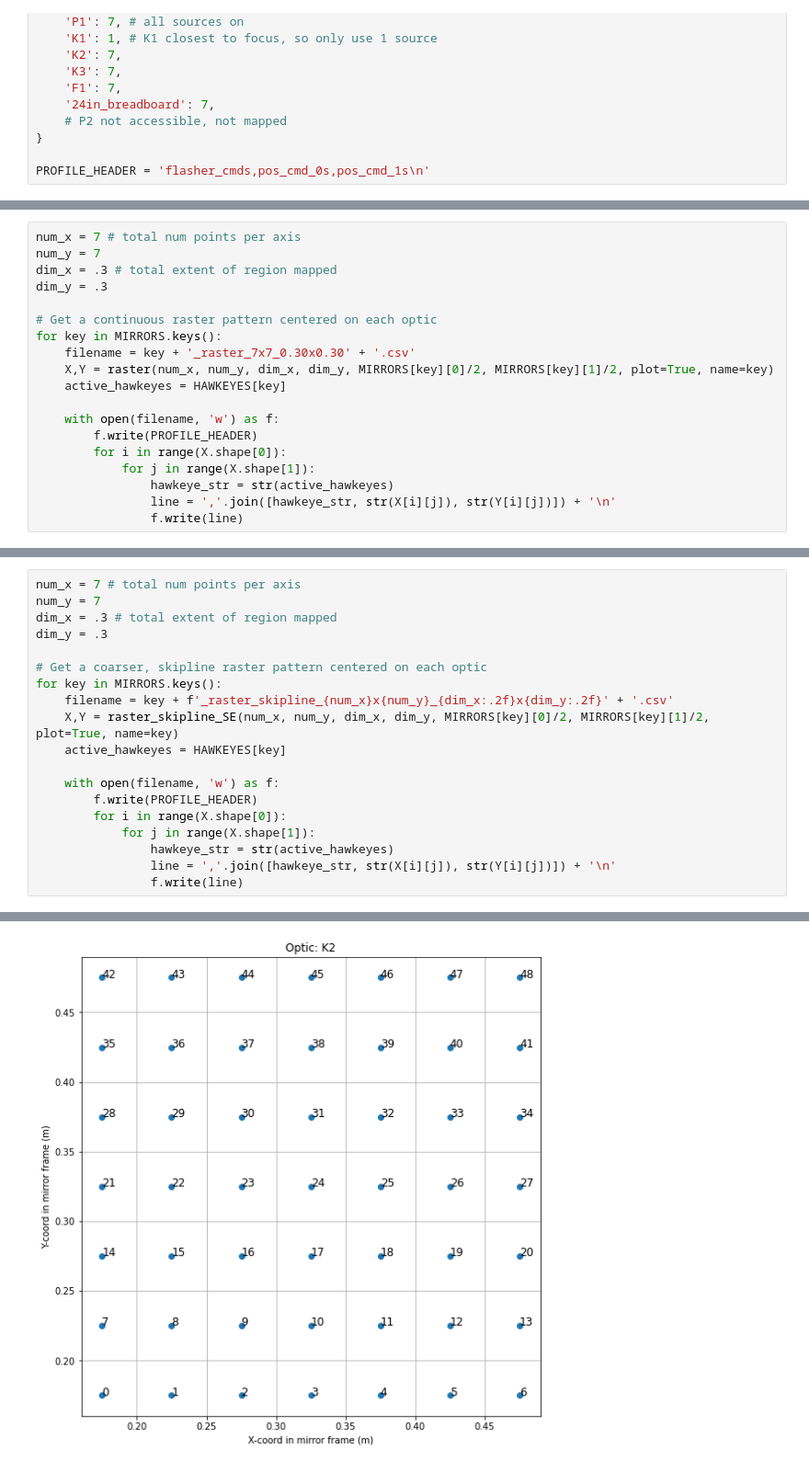
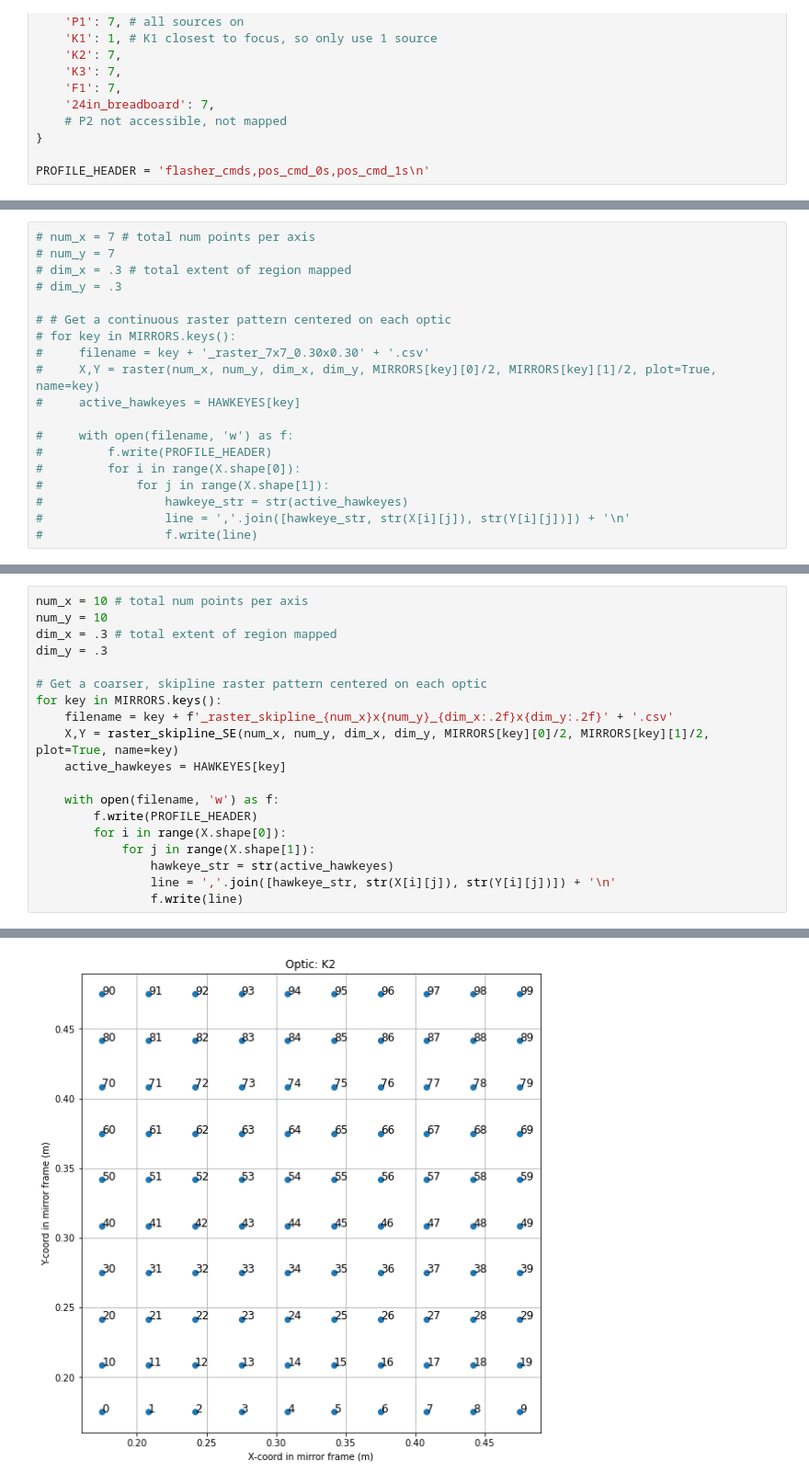
Before and after one commit to evanmayer/hotspot, a Jupyter notebook: data/input/profiles/create_profile.ipynb, the cells around one changed output, grey strips where cells are left out. Shown at 92% size. Cells and saved outputs as stored; diff of their text form.

Commit message:
profile updates

```diff
--- a/data/input/profiles/create_profile.ipynb
+++ b/data/input/profiles/create_profile.ipynb
@@ -128,19 +96,19 @@ def raster_skipline_NW(num_x, num_y, dim_x, dim_y, offset_x, offset_y, plot=Fals
 # %%
-num_x = 7 # total num points per axis
-num_y = 7
-dim_x = .3 # total extent of region mapped
-dim_y = .3
+# num_x = 7 # total num points per axis
+# num_y = 7
+# dim_x = .3 # total extent of region mapped
+# dim_y = .3
 
-# Get a continuous raster pattern centered on each optic
-for key in MIRRORS.keys():
-    filename = key + '_raster_7x7_0.30x0.30' + '.csv'
-    X,Y = raster(num_x, num_y, dim_x, dim_y, MIRRORS[key][0]/2, MIRRORS[key][1]/2, plot=True, name=key)
-    active_hawkeyes = HAWKEYES[key]
+# # Get a continuous raster pattern centered on each optic
+# for key in MIRRORS.keys():
+#     filename = key + '_raster_7x7_0.30x0.30' + '.csv'
+#     X,Y = raster(num_x, num_y, dim_x, dim_y, MIRRORS[key][0]/2, MIRRORS[key][1]/2, plot=True, name=key)
+#     active_hawkeyes = HAWKEYES[key]
 
-    with open(filename, 'w') as f:
-        f.write(PROFILE_HEADER)
-        for i in range(X.shape[0]):
-            for j in range(X.shape[1]):
-                hawkeye_str = str(active_hawkeyes)
-                line = ','.join([hawkeye_str, str(X[i][j]), str(Y[i][j])]) + '\n'
-                f.write(line)
+#     with open(filename, 'w') as f:
+#         f.write(PROFILE_HEADER)
+#         for i in range(X.shape[0]):
+#             for j in range(X.shape[1]):
+#                 hawkeye_str = str(active_hawkeyes)
+#                 line = ','.join([hawkeye_str, str(X[i][j]), str(Y[i][j])]) + '\n'
+#                 f.write(line)
@@ -154,6 +115,6 @@ for key in MIRRORS.keys():
 # %%
-num_x = 7 # total num points per axis
-num_y = 7
+num_x = 10 # total num points per axis
+num_y = 10
 dim_x = .3 # total extent of region mapped
 dim_y = .3
 
@@ -176 +137 @@ for key in MIRRORS.keys():
-[figure, old version]
+[figure, new version]
```
Also changed, not shown: parts of 5 cells of this notebook, 7 other files.
